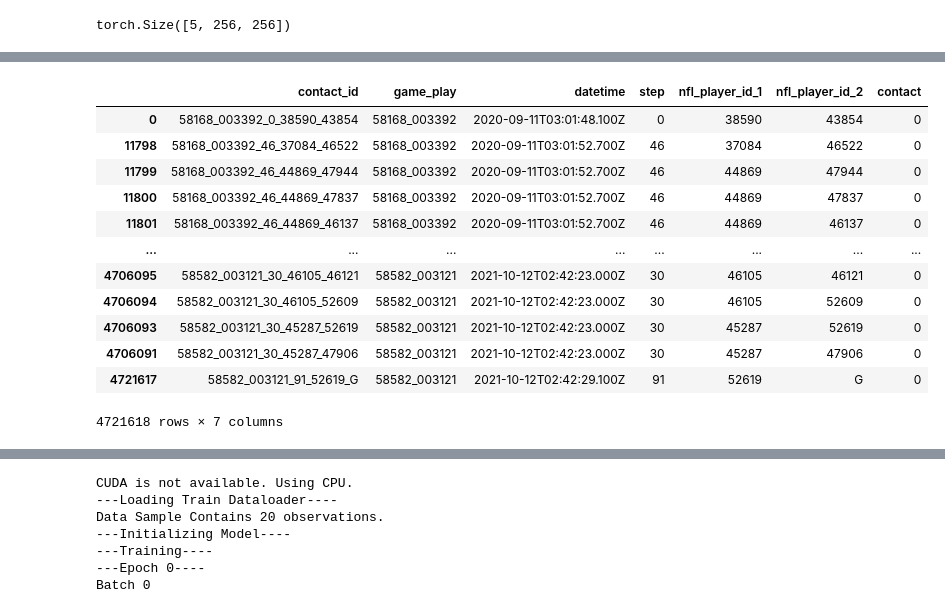
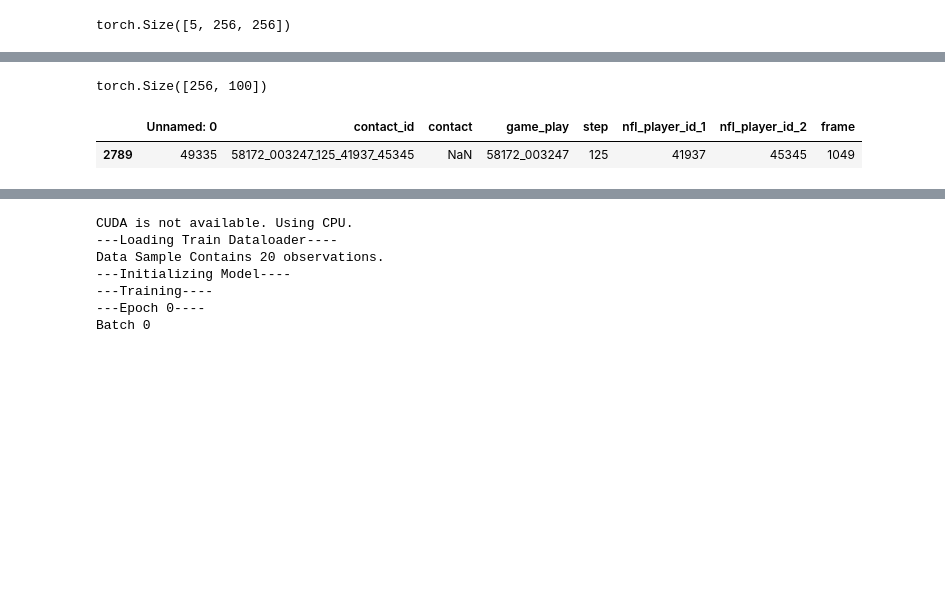
Before and after one commit to nickb1125/Contact-Detection, a Jupyter notebook: scrath.ipynb, the cells around one changed output, grey strips where cells are left out. Saved outputs shown, nothing was run; the diff lists cells and outputs as text; code cells hidden in the pictures; blank space fills up the shorter version.

```diff
--- a/scrath.ipynb
+++ b/scrath.ipynb
@@ -205,19 +126,17 @@ Epoch [10/10], Batch [1/1], Loss: 0.2806
+# %%
+this = combined_model.state_dict()
+this['lstm.weight_ih_l0'].shape
+# %% [output]
+torch.Size([256, 100])
 # %%
-test_dataset = ContactDataset(os.getcwd() + "/nfl-player-contact-detection/test_labels.csv",
-                               ground=False, feature_size=256, num_back_forward_steps=1,
-                               skips=1, distance_cutoff=5, num_per_classification=1000)
-test_dataset._cache_all_features
+%run objects
+
+dataset = ContactDataset(os.getcwd() + "/nfl-player-contact-detection/test_labels.csv",
+                      feature_size=image_size, num_back_forward_steps=1,
+                      skips=1, distance_cutoff=5, N=np.NaN, pos_balance=np.NaN)
+
+
+dataset.record_df.loc[dataset.record_df.contact_id == "58172_003247_125_41937_45345"]
 # %% [output]
-|  | contact_id | game_play | datetime | step | nfl_player_id_1 | nfl_player_id_2 | contact |
-| 0 | 58168_003392_0_38590_43854 | 58168_003392 | 2020-09-11T03:01:48.100Z | 0 | 38590 | 43854 | 0 |
-| 11798 | 58168_003392_46_37084_46522 | 58168_003392 | 2020-09-11T03:01:52.700Z | 46 | 37084 | 46522 | 0 |
-| 11799 | 58168_003392_46_44869_47944 | 58168_003392 | 2020-09-11T03:01:52.700Z | 46 | 44869 | 47944 | 0 |
-| 11800 | 58168_003392_46_44869_47837 | 58168_003392 | 2020-09-11T03:01:52.700Z | 46 | 44869 | 47837 | 0 |
-| 11801 | 58168_003392_46_44869_46137 | 58168_003392 | 2020-09-11T03:01:52.700Z | 46 | 44869 | 46137 | 0 |
-| ... | ... | ... | ... | ... | ... | ... | ... |
-| 4706095 | 58582_003121_30_46105_46121 | 58582_003121 | 2021-10-12T02:42:23.000Z | 30 | 46105 | 46121 | 0 |
-| 4706094 | 58582_003121_30_46105_52609 | 58582_003121 | 2021-10-12T02:42:23.000Z | 30 | 46105 | 52609 | 0 |
-| 4706093 | 58582_003121_30_45287_52619 | 58582_003121 | 2021-10-12T02:42:23.000Z | 30 | 45287 | 52619 | 0 |
-| 4706091 | 58582_003121_30_45287_47906 | 58582_003121 | 2021-10-12T02:42:23.000Z | 30 | 45287 | 47906 | 0 |
-| 4721617 | 58582_003121_91_52619_G | 58582_003121 | 2021-10-12T02:42:29.100Z | 91 | 52619 | G | 0 |
+|  | Unnamed: 0 | contact_id | contact | game_play | step | nfl_player_id_1 | nfl_player_id_2 | frame |
+| 2789 | 49335 | 58172_003247_125_41937_45345 | NaN | 58172_003247 | 125 | 41937 | 45345 | 1049 |
-4721618 rows × 7 columns
```
Also changed, not shown: parts of 15 cells of this notebook, 4 other files.
